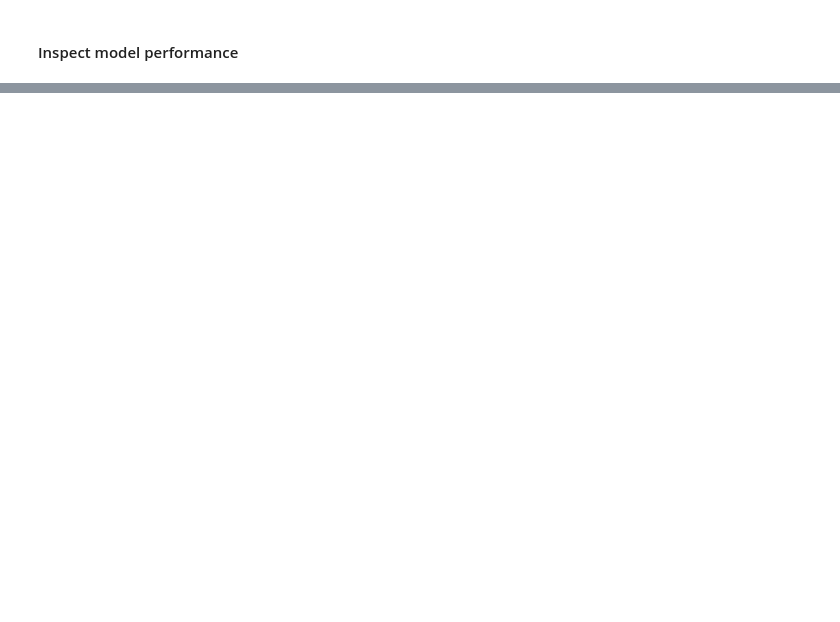
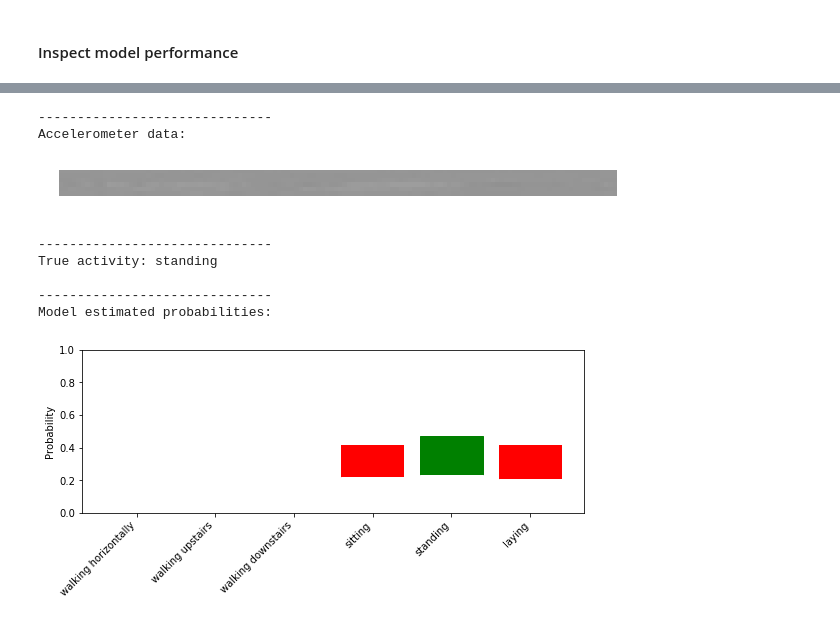
Before and after one commit to gowrishankarin/data_science, a Jupyter notebook: coursera/tf2_4_dl/c3_probabilistic_dl/w02/002_coding_tutorial.ipynb, the cells around one changed output, grey strips where cells are left out. Drawn from its saved outputs; the diff is of its cells as text; code cells hidden in the pictures; blank space fills up the shorter version.

```diff
--- a/coursera/tf2_4_dl/c3_probabilistic_dl/w02/002_coding_tutorial.ipynb
+++ b/coursera/tf2_4_dl/c3_probabilistic_dl/w02/002_coding_tutorial.ipynb
@@ -798,0 +1019,12 @@ def analyse_model_predictions(image_num):
+# %%
+analyse_model_predictions(image_num=633)
+# %% [output]
+------------------------------
+Accelerometer data:
+[figure, added]
+------------------------------
+True activity: standing
+
+------------------------------
+Model estimated probabilities:
+[figure, added]
```
Also changed, not shown: parts of 43 cells of this notebook, 1 other file.
